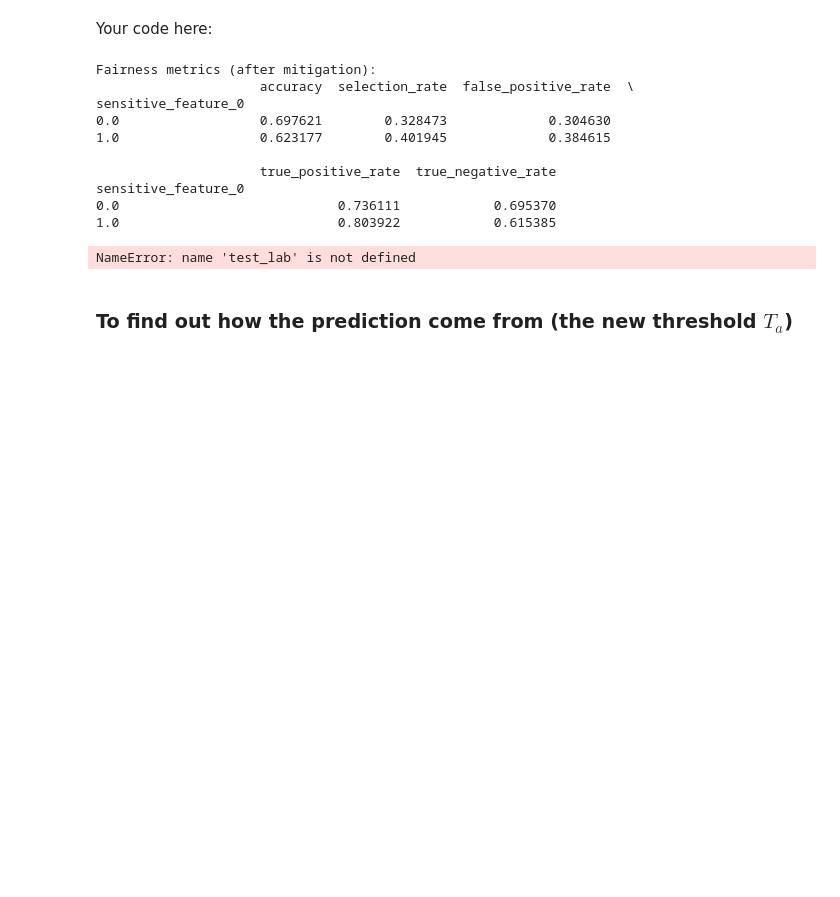
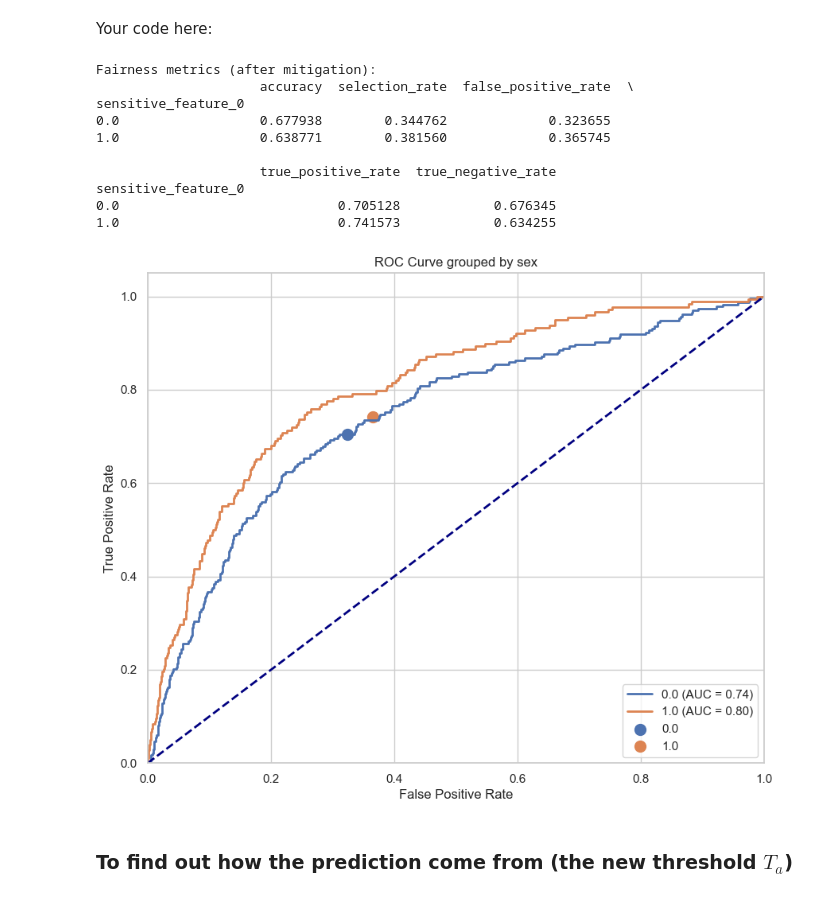
Before and after one commit to joyce39/ResponsibleAI_Detecting_causes_of_gender_bias_chest_xray, a Jupyter notebook: exercise_github.ipynb, the cells around one changed output. Drawn from its saved outputs; the diff is of its cells as text; code cells hidden in the pictures; blank space fills up the shorter version.

```diff
--- a/exercise_github.ipynb
+++ b/exercise_github.ipynb
@@ -644,11 +658,26 @@ plt.show()
 ### Use the new threshold for the test set
 # %% [markdown]
 Your code here:
+# %%
+def batch_predict(model, X, sens_feat, batch_size=32):
+    n_samples = X.shape[0]
+    predictions = []
+
+    for i in range(0, X.shape[0]//batch_size):
+        batch = X[i*batch_size : (i+1)*batch_size]
+        sf_batch = sens_feat[i*batch_size : (i+1)*batch_size]
+        batch_output = model.predict(batch, sensitive_features=sf_batch)
+        predictions.append(batch_output)
+
+    batch = X[(i+1)*batch_size:]
+    sf_batch = sens_feat[(i+1)*batch_size:]
+    batch_output = model.predict(batch, sensitive_features=sf_batch)
+    predictions.append(batch_output)
+
+    return np.concatenate(predictions)
+# %%
+output_pp = batch_predict(postprocessor, X_test_2D, a_test)
 # %%
-random_indexes = np.random.choice(range(len(X_test_2D)), int(len(X_test_2D)*0.3))
-
-output_pp = postprocessor.predict(X_test_2D[random_indexes], sensitive_features=a_test[random_indexes])
-
 # Calculate fairness metrics
 mf = MetricFrame(metrics={
                     'accuracy': accuracy_score,
@@ -657,9 +686,9 @@ mf = MetricFrame(metrics={
                     'true_positive_rate': true_positive_rate,
                     'true_negative_rate': true_negative_rate
                 },
-                 y_true=y_test[random_indexes],
+                 y_true=y_test,
                  y_pred=output_pp,
-                 sensitive_features=a_test[random_indexes])
+                 sensitive_features=a_test)
 
 print("Fairness metrics (after mitigation):")
 print(mf.by_group)
@@ -667,19 +696,19 @@ print(mf.by_group)
 Fairness metrics (after mitigation):
                      accuracy  selection_rate  false_positive_rate  \
 sensitive_feature_0
-0.0                  0.697621        0.328473             0.304630
-1.0                  0.623177        0.401945             0.384615
+0.0                  0.677938        0.344762             0.323655
+1.0                  0.638771        0.381560             0.365745
 
                      true_positive_rate  true_negative_rate
 sensitive_feature_0
-0.0                            0.736111            0.695370
-1.0                            0.803922            0.615385
+0.0                            0.705128            0.676345
+1.0                            0.741573            0.634255
 # %%
-plot_roc_simple(test_lab, test_prob, test_a, y_pred_fair_test,
+plot_roc_simple(test_lab, test_prob, test_a, output_pp,
         sensitive_attribute_name = 'sex',
         )
 # %% [output]
-NameError: name 'test_lab' is not defined
+[figure, added]
 # %% [markdown]
 ### To find out how the prediction come from (the new threshold $T_a$)
 # %%
```
Also changed, not shown: parts of 24 cells of this notebook.
